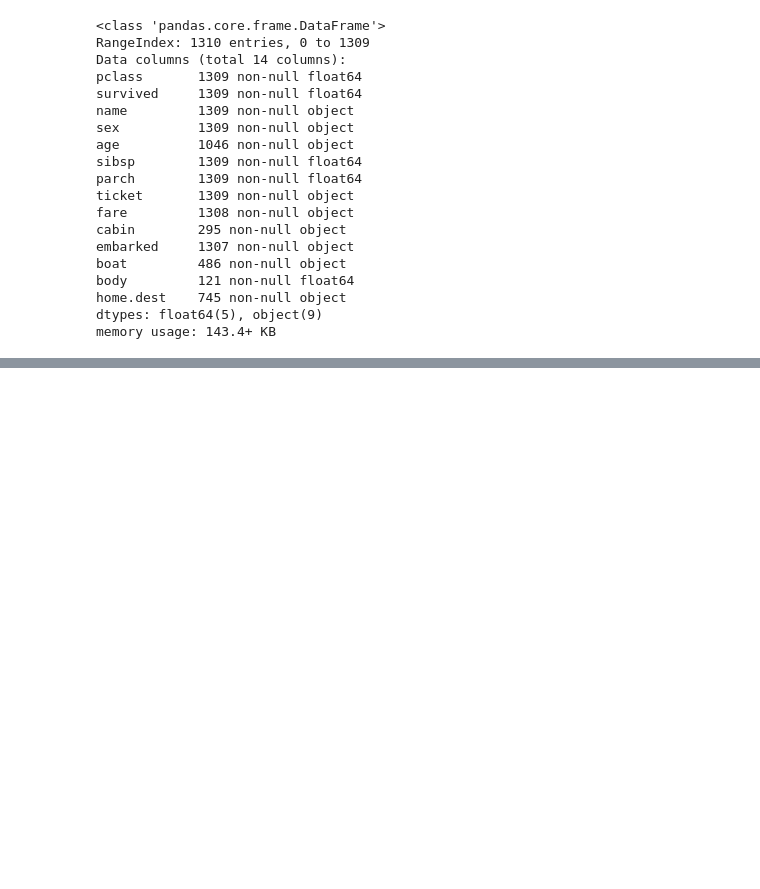
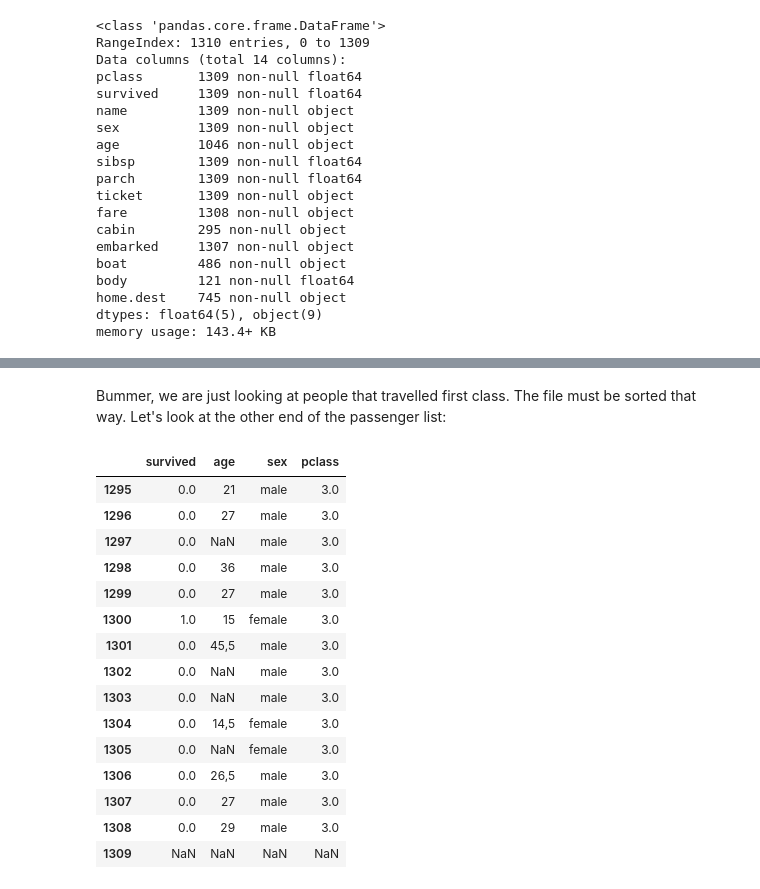
Before and after one commit to eur-nl/bootcamps, a Jupyter notebook: faector_bc/02_pandas_titanic.ipynb, the cells around one changed output, grey strips where cells are left out. Saved outputs shown, nothing was run; the diff lists cells and outputs as text; code cells hidden in the pictures; blank space fills up the shorter version.

```diff
--- a/faector_bc/02_pandas_titanic.ipynb
+++ b/faector_bc/02_pandas_titanic.ipynb
@@ -108,0 +163,21 @@ Let's look at the survivors. We know that 38% of the passengers survived the dis
+# %% [markdown]
+Bummer, we are just looking at people that travelled first class. The file must be sorted that way. Let's look at the other end of the passenger list:
+# %%
+df_titanic[['survived', 'age', 'sex', 'pclass']][-15:]
+# %% [output]
+|  | survived | age | sex | pclass |
+| 1295 | 0.0 | 21 | male | 3.0 |
+| 1296 | 0.0 | 27 | male | 3.0 |
+| 1297 | 0.0 | NaN | male | 3.0 |
+| 1298 | 0.0 | 36 | male | 3.0 |
+| 1299 | 0.0 | 27 | male | 3.0 |
+| 1300 | 1.0 | 15 | female | 3.0 |
+| 1301 | 0.0 | 45,5 | male | 3.0 |
+| 1302 | 0.0 | NaN | male | 3.0 |
+| 1303 | 0.0 | NaN | male | 3.0 |
+| 1304 | 0.0 | 14,5 | female | 3.0 |
+| 1305 | 0.0 | NaN | female | 3.0 |
+| 1306 | 0.0 | 26,5 | male | 3.0 |
+| 1307 | 0.0 | 27 | male | 3.0 |
+| 1308 | 0.0 | 29 | male | 3.0 |
+| 1309 | NaN | NaN | NaN | NaN |
```
Also changed, not shown: parts of 19 cells of this notebook, 2 other files.
